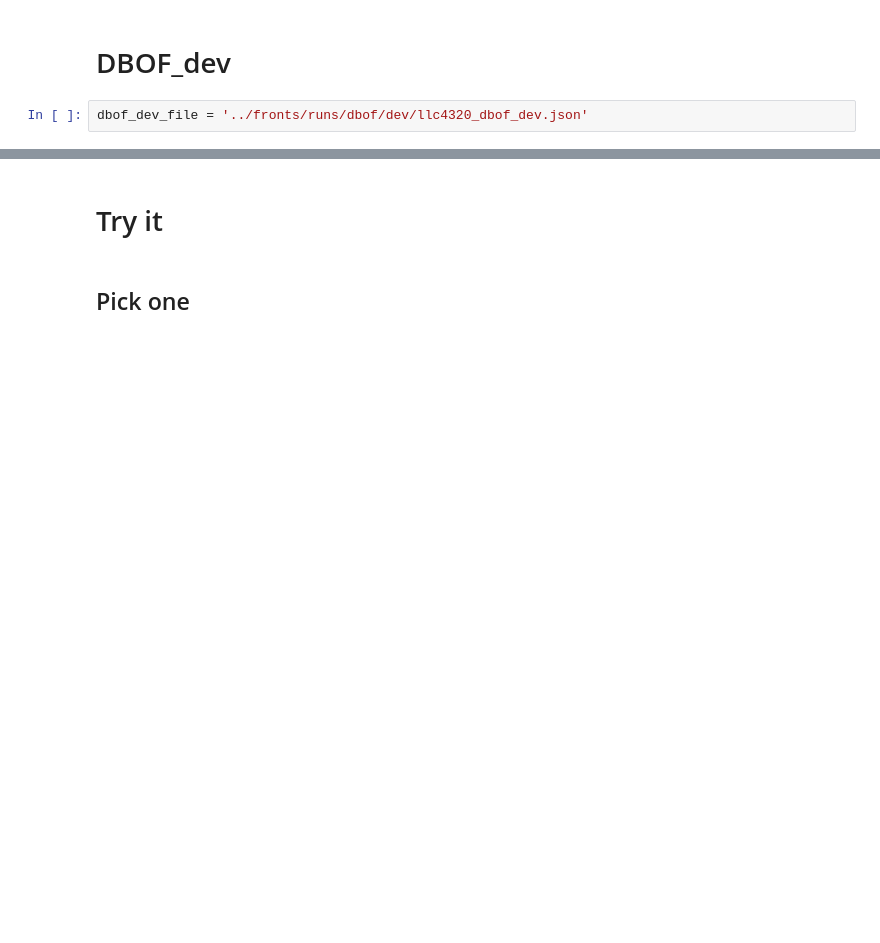
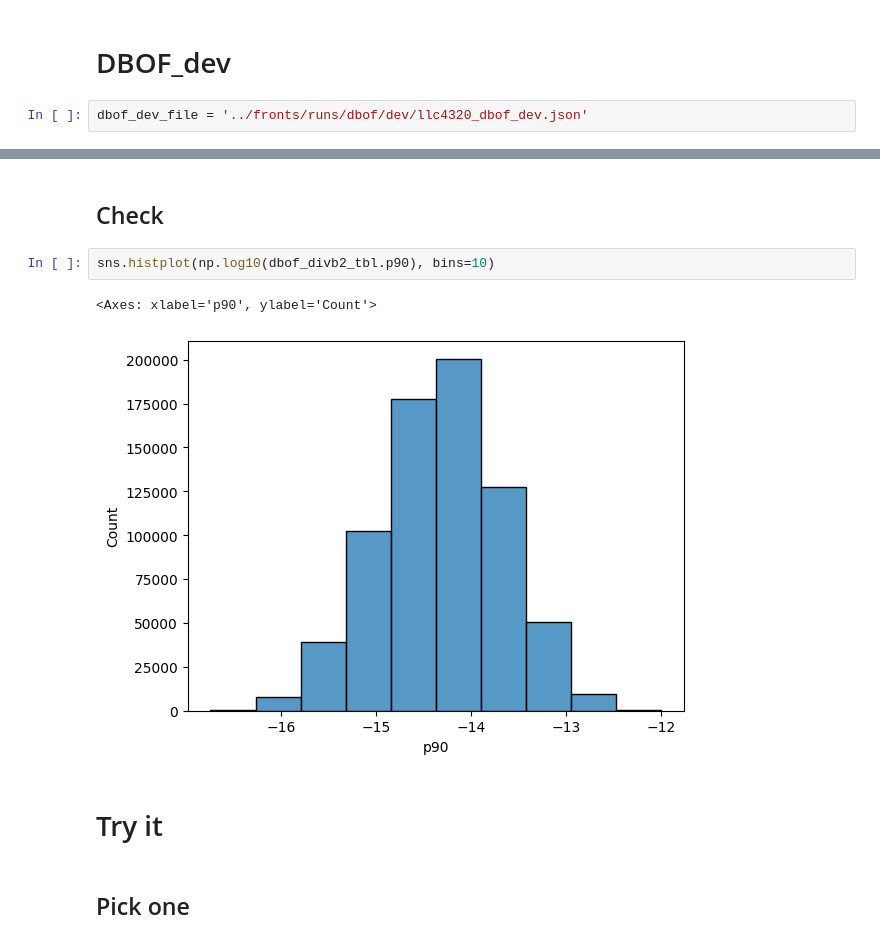
Before and after one commit to Sea-Meets-the-Stars/fronts, a Jupyter notebook: dev/FrontClassifying.ipynb, the cells around one changed output, grey strips where cells are left out. Saved outputs shown, nothing was run; the diff lists cells and outputs as text; blank space fills up the shorter version.

```diff
--- a/dev/FrontClassifying.ipynb
+++ b/dev/FrontClassifying.ipynb
@@ -111,3 +62,10 @@ def arr_to_dataset(arr):
+# %% [markdown]
+## Check
+# %%
+sns.histplot(np.log10(dbof_divb2_tbl.p90), bins=10)
+# %% [output]
+<Axes: xlabel='p90', ylabel='Count'>
+[figure, added]
 # %% [markdown]
 # Try it
 # %% [markdown]
```
Also changed, not shown: parts of 53 cells of this notebook, 1 other file.
